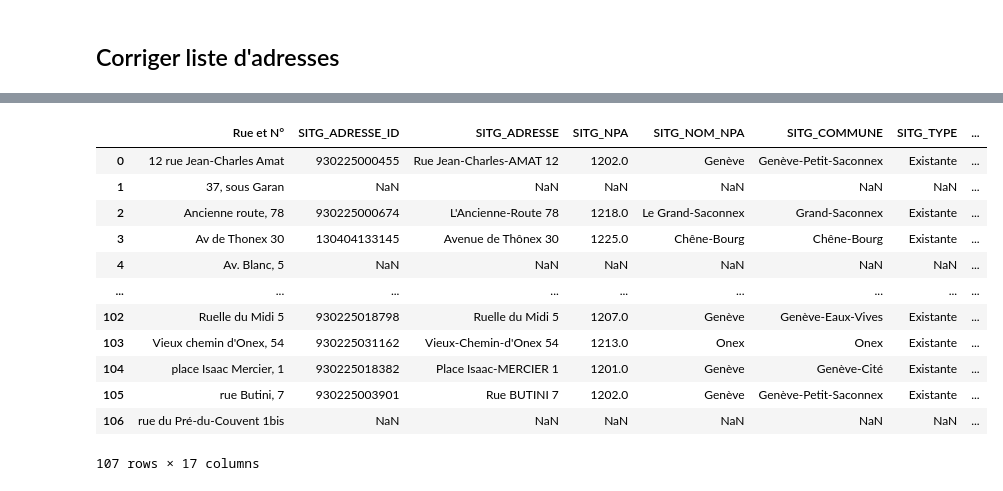
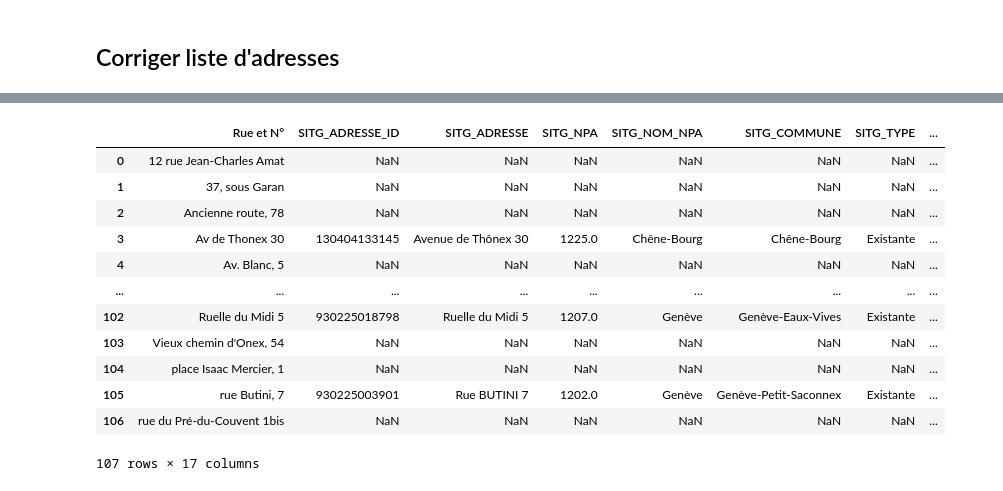
Before and after one commit to denisiglesiasgarcia/sitg-geocode, a Jupyter notebook: notebooks/sitg_labs_api.ipynb, the cells around one changed output, grey strips where cells are left out. Cells and saved outputs as stored; diff of their text form; code cells hidden in the pictures.

```diff
--- a/notebooks/sitg_labs_api.ipynb
+++ b/notebooks/sitg_labs_api.ipynb
@@ -40,7 +40,7 @@ result_geocode: DataFrame = await sitg_geocode_async(
     df,
     col_adresse="Rue et N°",
     max_concurrent=10,
-    min_score_threshold=0,
+    min_score_threshold=95,
 )
 
 # Joindre et exporter
@@ -65,13 +69,13 @@ display(df_resultat.to_pandas())
 |  | Rue et N° | SITG_ADRESSE_ID | SITG_ADRESSE | SITG_NPA | SITG_NOM_NPA | SITG_COMMUNE | SITG_TYPE | ... |
-| 0 | 12 rue Jean-Charles Amat | 930225000455 | Rue Jean-Charles-AMAT 12 | 1202.0 | Genève | Genève-Petit-Saconnex | Existante | ... |
+| 0 | 12 rue Jean-Charles Amat | NaN | NaN | NaN | NaN | NaN | NaN | ... |
 | 1 | 37, sous Garan | NaN | NaN | NaN | NaN | NaN | NaN | ... |
-| 2 | Ancienne route, 78 | 930225000674 | L'Ancienne-Route 78 | 1218.0 | Le Grand-Saconnex | Grand-Saconnex | Existante | ... |
+| 2 | Ancienne route, 78 | NaN | NaN | NaN | NaN | NaN | NaN | ... |
 | 3 | Av de Thonex 30 | 130404133145 | Avenue de Thônex 30 | 1225.0 | Chêne-Bourg | Chêne-Bourg | Existante | ... |
 | 4 | Av. Blanc, 5 | NaN | NaN | NaN | NaN | NaN | NaN | ... |
 | ... | ... | ... | ... | ... | ... | ... | ... | ... |
 | 102 | Ruelle du Midi 5 | 930225018798 | Ruelle du Midi 5 | 1207.0 | Genève | Genève-Eaux-Vives | Existante | ... |
-| 103 | Vieux chemin d'Onex, 54 | 930225031162 | Vieux-Chemin-d'Onex 54 | 1213.0 | Onex | Onex | Existante | ... |
-| 104 | place Isaac Mercier, 1 | 930225018382 | Place Isaac-MERCIER 1 | 1201.0 | Genève | Genève-Cité | Existante | ... |
+| 103 | Vieux chemin d'Onex, 54 | NaN | NaN | NaN | NaN | NaN | NaN | ... |
+| 104 | place Isaac Mercier, 1 | NaN | NaN | NaN | NaN | NaN | NaN | ... |
 | 105 | rue Butini, 7 | 930225003901 | Rue BUTINI 7 | 1202.0 | Genève | Genève-Petit-Saconnex | Existante | ... |
 | 106 | rue du Pré-du-Couvent 1bis | NaN | NaN | NaN | NaN | NaN | NaN | ... |
 107 rows × 17 columns
```
Also changed, not shown: parts of 7 cells of this notebook, 4 other files.
